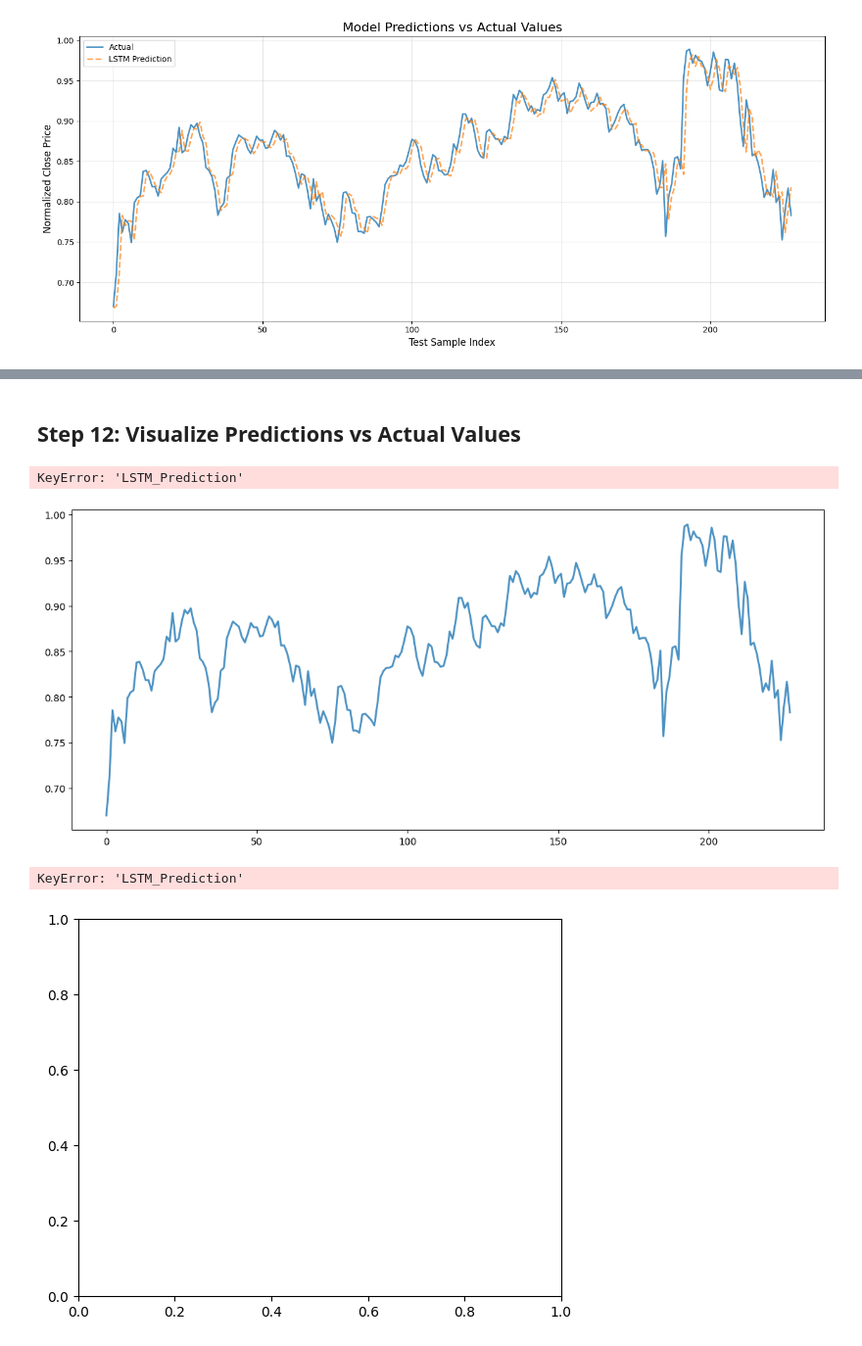
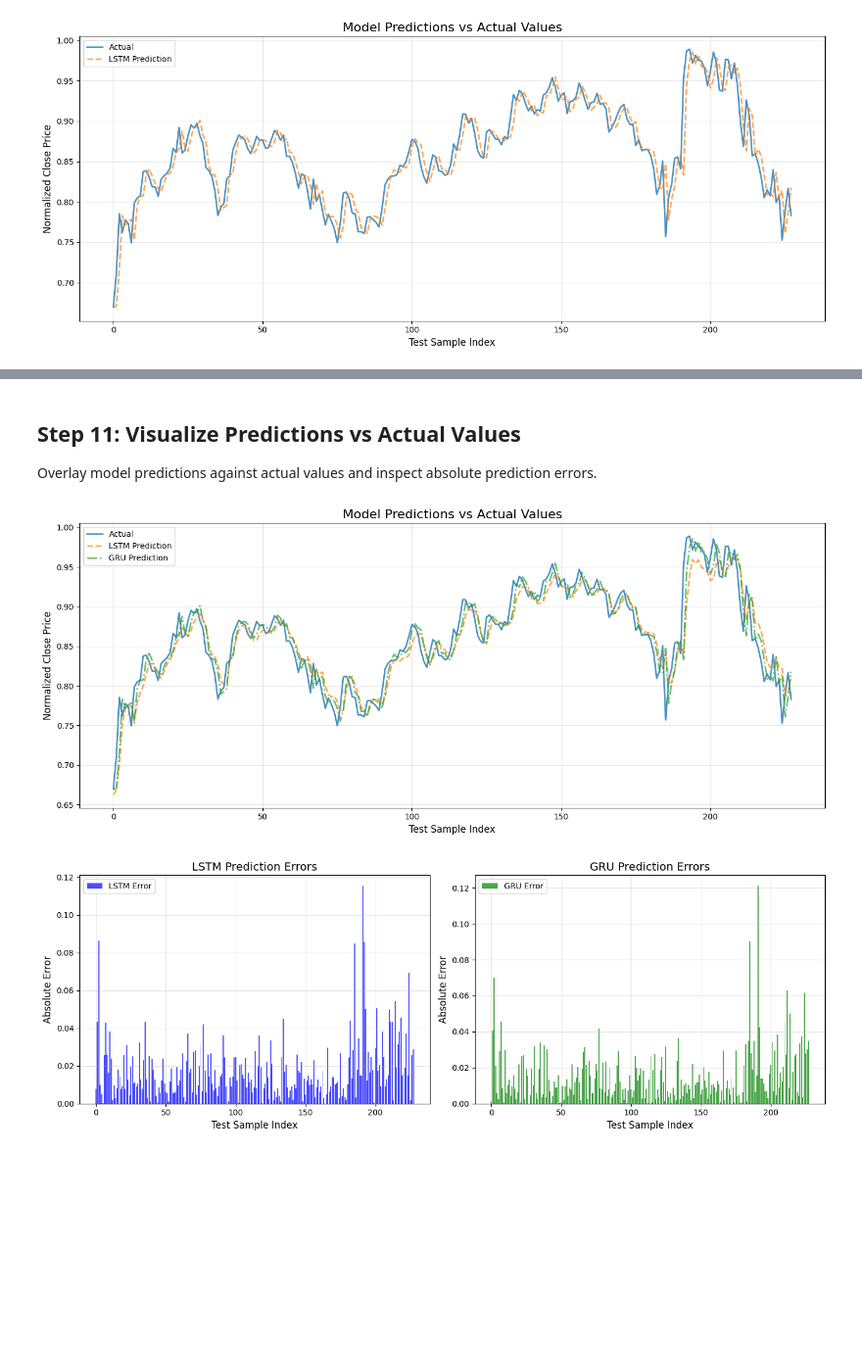
Before and after one commit to snehangshu2002/stock-lstm-gru, a Jupyter notebook: notebooks/analysis_simple.ipynb, the cells around one changed output, grey strips where cells are left out. Shown at 98% size. Cells and saved outputs as stored; diff of their text form; code cells hidden in the pictures; blank space fills up the shorter version.

```diff
--- a/notebooks/analysis_simple.ipynb
+++ b/notebooks/analysis_simple.ipynb
@@ -865,12 +905,14 @@ plt.show()
 # %% [markdown]
-## Step 12: Visualize Predictions vs Actual Values
+## Step 11: Visualize Predictions vs Actual Values
+
+Overlay model predictions against actual values and inspect absolute prediction errors.
 # %%
 # Plot predictions vs actual
 plt.figure(figsize=(14, 6))
 
-plt.plot(predictions_df_GRU.index, predictions_df['Actual'], label='Actual', linewidth=2, alpha=0.8)
-plt.plot(predictions_df_LSTM.index, predictions_df['LSTM_Prediction'], label='LSTM Prediction', linewidth=2, alpha=0.7, linestyle='--')
-plt.plot(predictions_df_GRU.index, predictions_df['GRU_Prediction'], label='GRU Prediction', linewidth=2, alpha=0.7, linestyle='-.')
+plt.plot(predictions_df_GRU.index, predictions_df_GRU['Actual'], label='Actual', linewidth=2, alpha=0.8)
+plt.plot(predictions_df_LSTM.index, predictions_df_LSTM['LSTM_Prediction'], label='LSTM Prediction', linewidth=2, alpha=0.7, linestyle='--')
+plt.plot(predictions_df_GRU.index, predictions_df_GRU['GRU_Prediction'], label='GRU Prediction', linewidth=2, alpha=0.7, linestyle='-.')
 
 plt.title('Model Predictions vs Actual Values', fontsize=16)
 plt.xlabel('Test Sample Index', fontsize=12)
@@ -880,32 +922,30 @@ plt.grid(True, alpha=0.3)
 plt.tight_layout()
 plt.show()
 # %% [output]
-KeyError: 'LSTM_Prediction'
-[figure, old version]
+[figure, new version]
 # %%
 # Plot prediction errors
 plt.figure(figsize=(14, 5))
 
 plt.subplot(1, 2, 1)
-lstm_errors = np.abs(predictions_df['Actual'] - predictions_df['LSTM_Prediction'])
+lstm_errors = np.abs(predictions_df_LSTM['Actual'] - predictions_df_LSTM['LSTM_Prediction'])
 plt.bar(range(len(lstm_errors)), lstm_errors, alpha=0.7, color='blue', label='LSTM Error')
 plt.title('LSTM Prediction Errors', fontsize=14)
 plt.xlabel('Test Sample Index', fontsize=12)
 plt.ylabel('Absolute Error', fontsize=12)
 plt.legend()
 plt.grid(True, alpha=0.3)
 
 plt.subplot(1, 2, 2)
-gru_errors = np.abs(predictions_df['Actual'] - predictions_df['GRU_Prediction'])
+gru_errors = np.abs(predictions_df_GRU['Actual'] - predictions_df_GRU['GRU_Prediction'])
 plt.bar(range(len(gru_errors)), gru_errors, alpha=0.7, color='green', label='GRU Error')
 plt.title('GRU Prediction Errors', fontsize=14)
 plt.xlabel('Test Sample Index', fontsize=12)
 plt.ylabel('Absolute Error', fontsize=12)
 plt.legend()
 plt.grid(True, alpha=0.3)
 
 plt.tight_layout()
 plt.show()
 # %% [output]
-KeyError: 'LSTM_Prediction'
-[figure, old version]
+[figure, new version]
```
Also changed, not shown: parts of 42 cells of this notebook.
